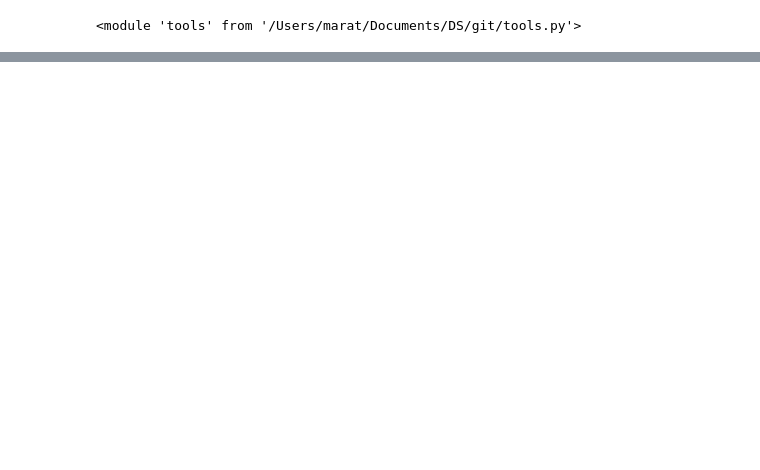
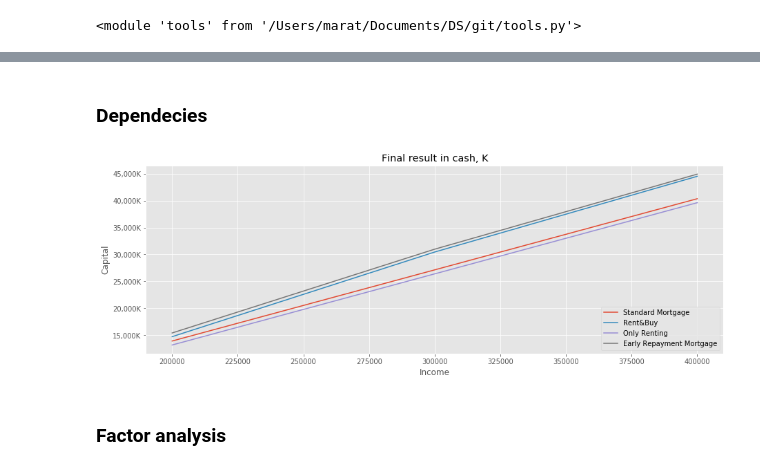
Before and after one commit to maratkhanbekov/mortgage, a Jupyter notebook: Interface.ipynb, the cells around one changed output, grey strips where cells are left out. Saved outputs shown, nothing was run; the diff lists cells and outputs as text; code cells hidden in the pictures; blank space fills up the shorter version.

```diff
--- a/Interface.ipynb
+++ b/Interface.ipynb
@@ -49,18 +6,0 @@ Capital 39.56M
-# %%
-s = tools.investing_simulator(
-    Scenario = 'Standard Mortgage',
-    Income = 400000,
-    IYearGrowth = 0,
-    Expenses = 30000,
-    EYearGrowth = 0,
-    SavingsInitial = 1000000,
-    PropertyPrice = 10000000,
-    PPYearGrowth = 0,
-    Years = 7,
-    DepositRate = 0,
-    Rent = 30000,
-    RYearGrowth = 0,
-    MortgageRate = 0.12,
-    MortgageTermMonths = 60,
-    isDetailed = True
-)
@@ -90,0 +55,17 @@ Capital 31.08M
+# %% [markdown]
+### Dependecies
+# %%
+fig = plt.subplots(figsize=(15, 5))
+
+for s in Scenario:
+    c1 = sns.lineplot(data=output_table[output_table['Scenario']==s], x='Income', y='Capital', label=s);
+
+c1.set_title('Final result in cash, K')
+ylabels = ['{:,.0f}'.format(x) + 'K' for x in c1.get_yticks()/1000]
+
+c1.set_yticklabels(ylabels);
+c1.legend(loc='lower right');
+# %% [output]
+[figure, added]
+# %% [markdown]
+### Factor analysis
```
Also changed, not shown: parts of 8 cells of this notebook, 4 other files.
